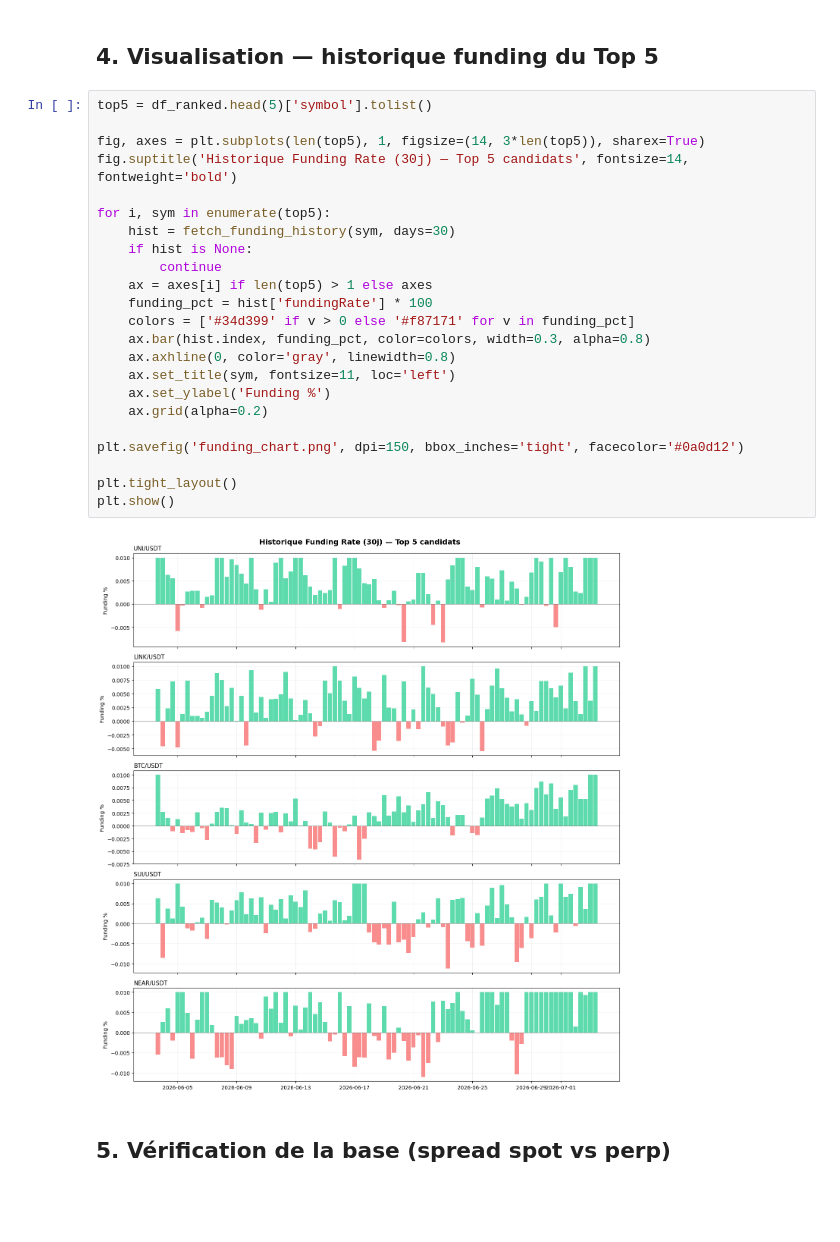
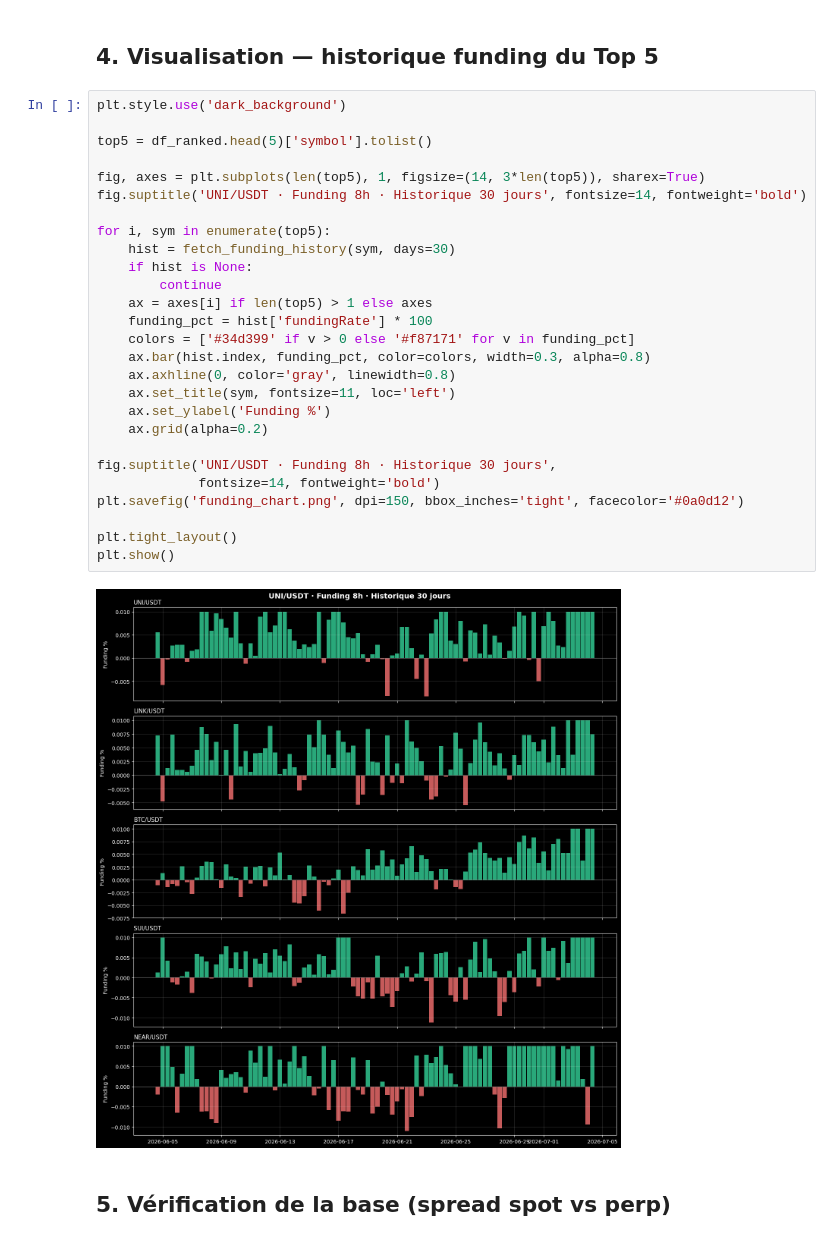
Before and after one commit to Paul-Arnaud-Battandier/ML-Crypto-Bot, a Jupyter notebook: FundingCarry_Multi/research/funding_scanner.ipynb, the cells around one changed output. Cells and saved outputs as stored; diff of their text form; blank space fills up the shorter version.

Commit message:
images

```diff
--- a/FundingCarry_Multi/research/funding_scanner.ipynb
+++ b/FundingCarry_Multi/research/funding_scanner.ipynb
@@ -154,30 +154,34 @@ print('   positive_pct = % du temps où le funding était positif (consistance)'
 # %% [markdown]
 ## 4. Visualisation — historique funding du Top 5
 # %%
+plt.style.use('dark_background')
+
 top5 = df_ranked.head(5)['symbol'].tolist()
 
 fig, axes = plt.subplots(len(top5), 1, figsize=(14, 3*len(top5)), sharex=True)
-fig.suptitle('Historique Funding Rate (30j) — Top 5 candidats', fontsize=14, fontweight='bold')
+fig.suptitle('UNI/USDT · Funding 8h · Historique 30 jours', fontsize=14, fontweight='bold')
 
 for i, sym in enumerate(top5):
     hist = fetch_funding_history(sym, days=30)
     if hist is None:
         continue
     ax = axes[i] if len(top5) > 1 else axes
     funding_pct = hist['fundingRate'] * 100
     colors = ['#34d399' if v > 0 else '#f87171' for v in funding_pct]
     ax.bar(hist.index, funding_pct, color=colors, width=0.3, alpha=0.8)
     ax.axhline(0, color='gray', linewidth=0.8)
     ax.set_title(sym, fontsize=11, loc='left')
     ax.set_ylabel('Funding %')
     ax.grid(alpha=0.2)
 
+fig.suptitle('UNI/USDT · Funding 8h · Historique 30 jours',
+             fontsize=14, fontweight='bold')
 plt.savefig('funding_chart.png', dpi=150, bbox_inches='tight', facecolor='#0a0d12')
 
 plt.tight_layout()
 plt.show()
 # %% [output]
-[figure, old version]
+[figure, new version]
 # %% [markdown]
 ## 5. Vérification de la base (spread spot vs perp)
 # %%
```
Also changed, not shown: parts of 5 cells of this notebook, 5 other files.
